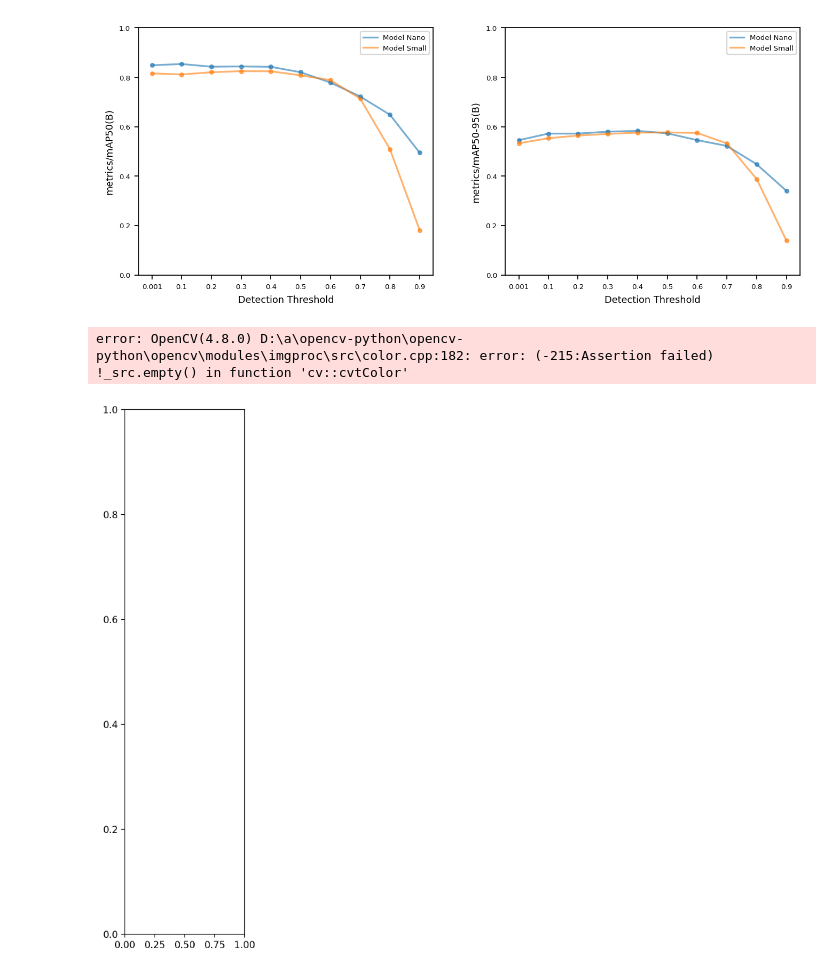
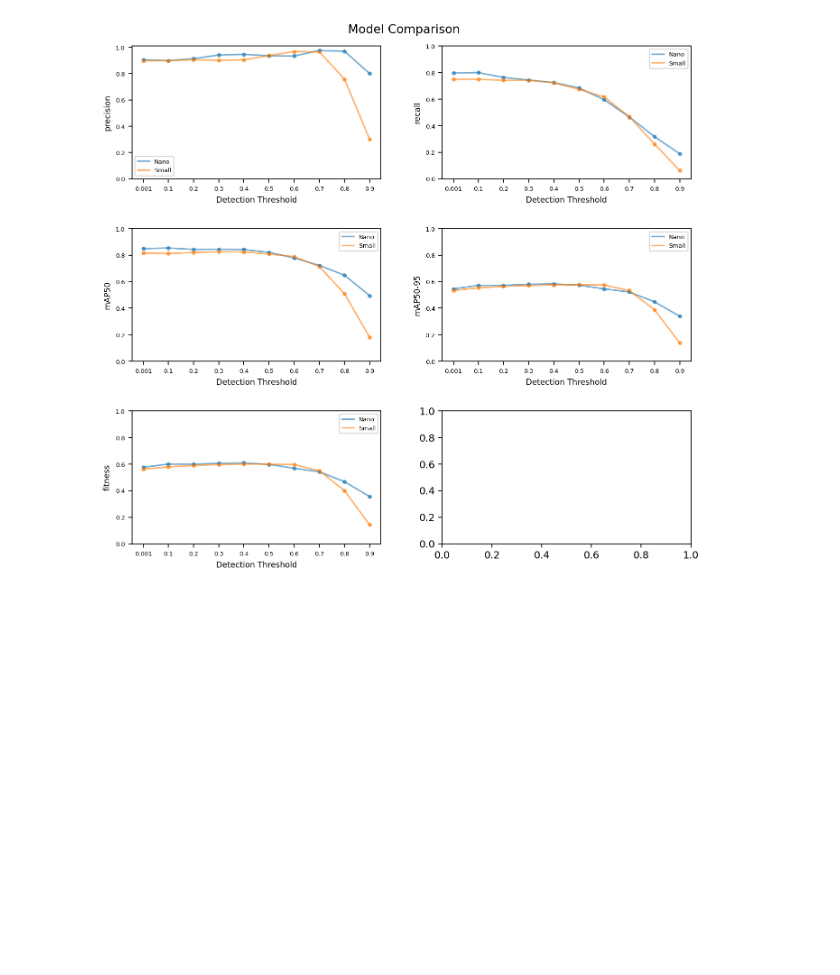
Before and after one commit to CamilaZambrano/Data_Mining_Final_Proyect, a Jupyter notebook: YOLOv8_Models/Code/nb01_analize_results.ipynb, the cells around one changed output. Cells and saved outputs as stored; diff of their text form; code cells hidden in the pictures; blank space fills up the shorter version.

Commit message:
fix graphs

```diff
--- a/YOLOv8_Models/Code/nb01_analize_results.ipynb
+++ b/YOLOv8_Models/Code/nb01_analize_results.ipynb
@@ -12,39 +12,36 @@ nano_results = pd.read_csv('C:/Users/DELL/Data_Mining/Data_Mining_Final_Proyect/
 small_results_path = os.path.join('YOLOv8_Models', 'runs', 'yolov8s.pt', Config.METRICS_FILE)
 small_results = pd.read_csv('C:/Users/DELL/Data_Mining/Data_Mining_Final_Proyect/YOLOv8_Models/runs/yolov8s.pt/metrics.csv', index_col=0)
 # %%
+metrics = ['metrics/precision(B)', 'metrics/recall(B)', 'metrics/mAP50(B)', 'metrics/mAP50-95(B)', 'fitness']
 
-metrics = ['metrics/mAP50(B)', 'metrics/mAP50-95(B)']
-
-
-fig, axes = plt.subplots(1, 2, figsize=(9,4), dpi=160)
+fig, axes = plt.subplots(3, 2, figsize=(9,8), dpi=160)
 fig.tight_layout(pad=3)
 axes = axes.flat
+fig.suptitle('Model Comparison', fontsize=12)
 
 for i, metric in enumerate(metrics):
 
     ax = axes[i]
 
-    ax.plot(nano_results.index, nano_results[metric], alpha=0.6, label='Model Nano')
+    ax.plot(nano_results.index, nano_results[metric], alpha=0.6, label='Nano')
     ax.scatter(nano_results.index, nano_results[metric], alpha=0.6, s=10)
-    ax.plot(small_results.index, small_results[metric], alpha=0.6, label='Model Small')
+    ax.plot(small_results.index, small_results[metric], alpha=0.6, label='Small')
     ax.scatter(small_results.index, small_results[metric], alpha=0.6, s=10)
 
     ax.legend(fontsize=6)
 
     y_ticks = np.round(np.arange(0,1.1,0.2), 1)
     x_ticks = [0.001, 0.1, 0.2, 0.3, 0.4, 0.5, 0.6, 0.7, 0.8, 0.9]
     ax.set_yticks(y_ticks, labels=y_ticks, fontsize=6)
     ax.set_xticks(x_ticks, labels=x_ticks, fontsize=6)
 
     ax.set_xlabel("Detection Threshold", fontsize=8)
-    ax.set_ylabel(metric, fontsize=8)
+    if (i != 4):
+        name = metric.split('/')[1].split('(')[0]
+        ax.set_ylabel(name, fontsize=8)
+    else:
+        ax.set_ylabel(metric, fontsize=8)
+
+fig.savefig('C:/Users/DELL/Data_Mining/Data_Mining_Final_Proyect/Graphs/comparison.png')
 # %% [output]
-[figure, old version]
+[figure, new version]
-# %%
-model_size = 'yolov8n.pt'
-# validation_path = os.path.join(Config.RUNS_DIR, Config.DATASET, model_size, 'test', 'train')
-validation_path = os.path.join('YOLOv8_Models', 'runs', model_size, 'fold_1', 'train')
-plot_detection_comparison(validation_path)
-# %% [output]
-error: OpenCV(4.8.0) D:\a\opencv-python\opencv-python\opencv\modules\imgproc\src\color.cpp:182: error: (-215:Assertion failed) !_src.empty() in function 'cv::cvtColor'
-[figure, removed]
```
Also changed, not shown: parts of 4 cells of this notebook, 4 other files.
